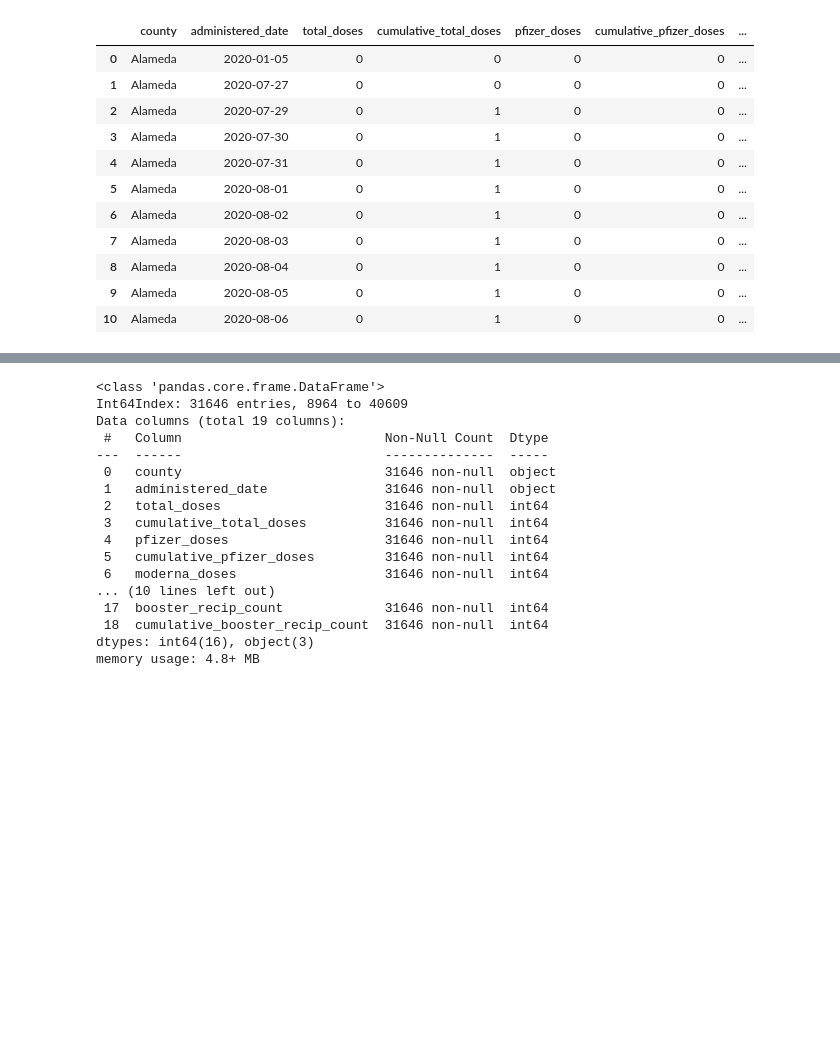
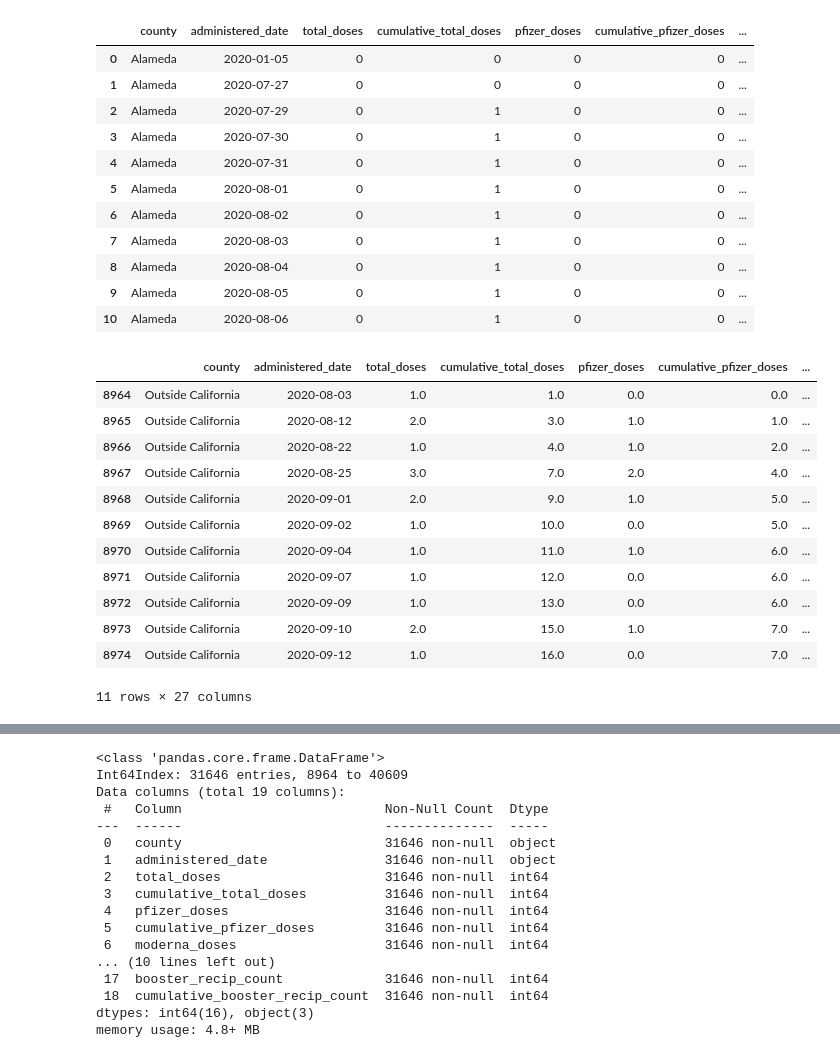
Before and after one commit to jivette001/Final-Project-, a Jupyter notebook: FinalNotebook-Jasmin.ipynb, the cells around one changed output, grey strips where cells are left out. Drawn from its saved outputs; the diff is of its cells as text; code cells hidden in the pictures; blank space fills up the shorter version.

```diff
--- a/FinalNotebook-Jasmin.ipynb
+++ b/FinalNotebook-Jasmin.ipynb
@@ -27,0 +44,16 @@ covid.head(11)
+# %%
+covid2.head(11)
+# %% [output]
+|  | county | administered_date | total_doses | cumulative_total_doses | pfizer_doses | cumulative_pfizer_doses | ... |
+| 8964 | Outside California | 2020-08-03 | 1.0 | 1.0 | 0.0 | 0.0 | ... |
+| 8965 | Outside California | 2020-08-12 | 2.0 | 3.0 | 1.0 | 1.0 | ... |
+| 8966 | Outside California | 2020-08-22 | 1.0 | 4.0 | 1.0 | 2.0 | ... |
+| 8967 | Outside California | 2020-08-25 | 3.0 | 7.0 | 2.0 | 4.0 | ... |
+| 8968 | Outside California | 2020-09-01 | 2.0 | 9.0 | 1.0 | 5.0 | ... |
+| 8969 | Outside California | 2020-09-02 | 1.0 | 10.0 | 0.0 | 5.0 | ... |
+| 8970 | Outside California | 2020-09-04 | 1.0 | 11.0 | 1.0 | 6.0 | ... |
+| 8971 | Outside California | 2020-09-07 | 1.0 | 12.0 | 0.0 | 6.0 | ... |
+| 8972 | Outside California | 2020-09-09 | 1.0 | 13.0 | 0.0 | 6.0 | ... |
+| 8973 | Outside California | 2020-09-10 | 2.0 | 15.0 | 1.0 | 7.0 | ... |
+| 8974 | Outside California | 2020-09-12 | 1.0 | 16.0 | 0.0 | 7.0 | ... |
+11 rows × 27 columns
```
Also changed, not shown: parts of 17 cells of this notebook, 1 other file.
